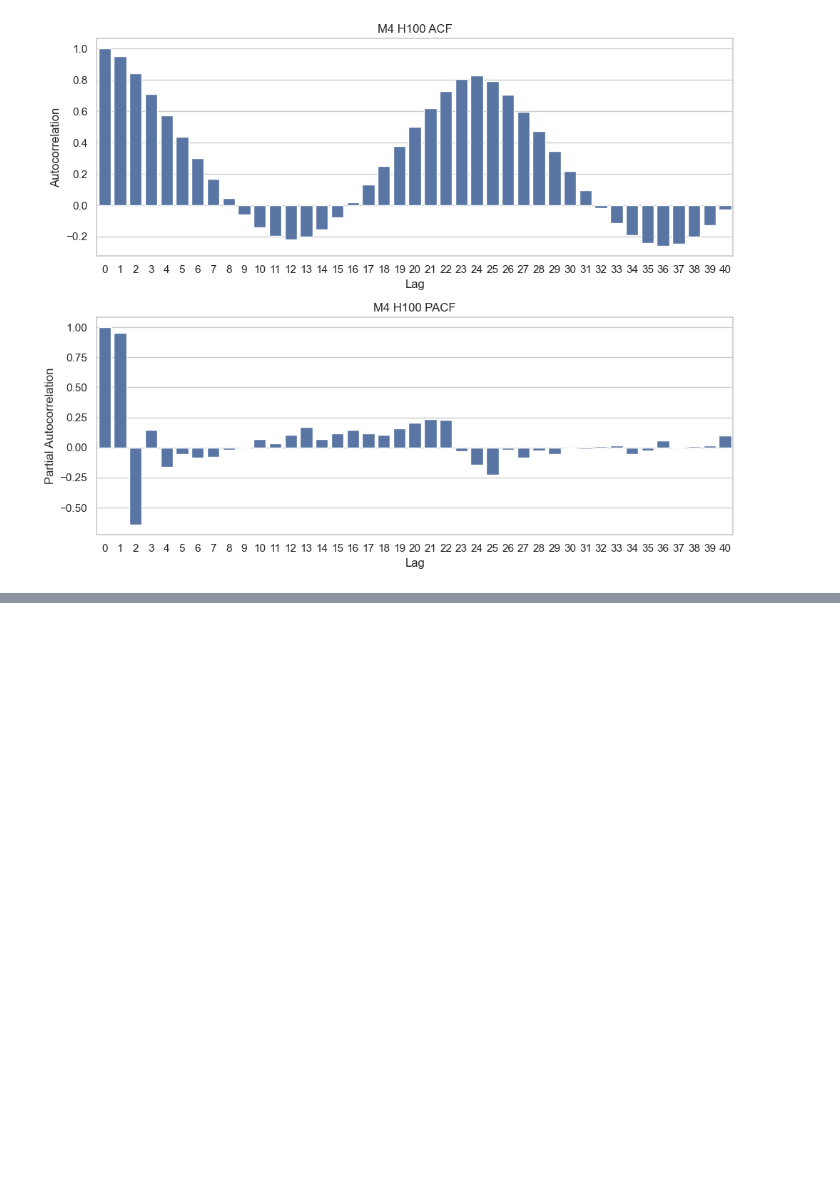
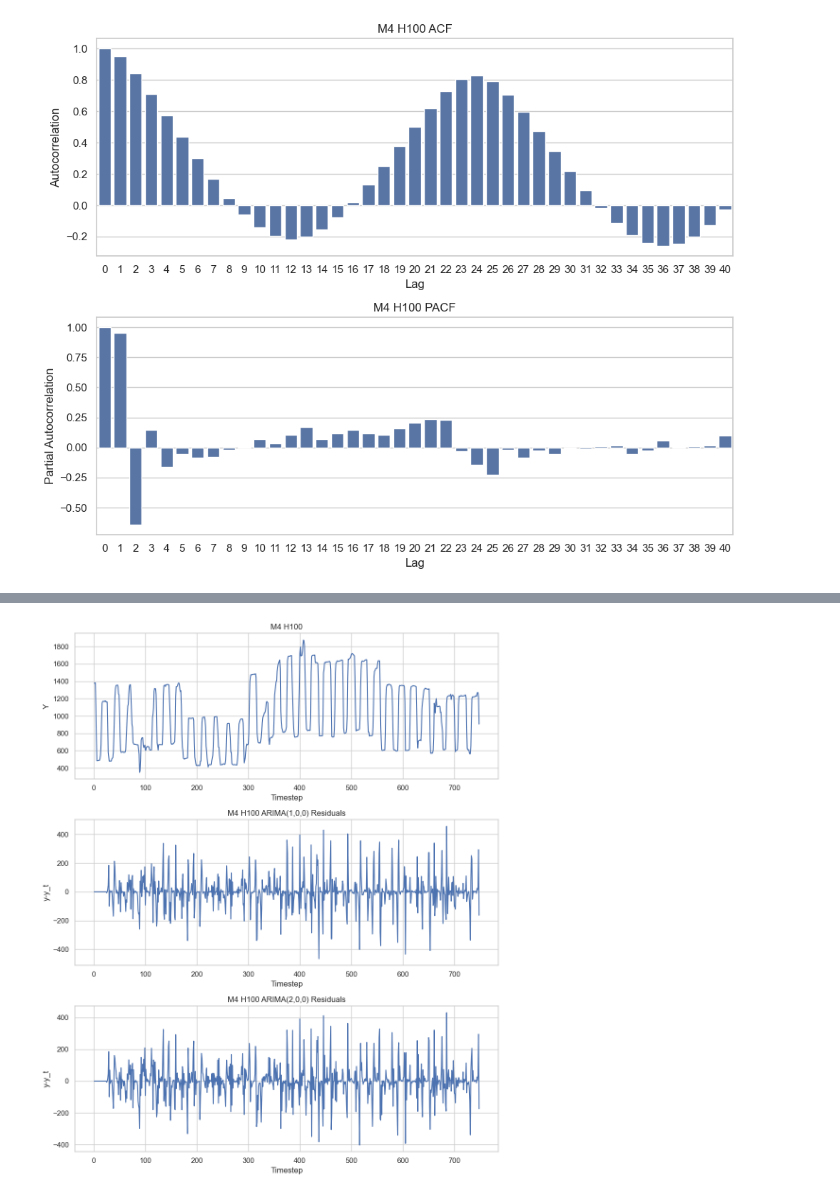
Before and after one commit to cal-yen/fpp3, a Jupyter notebook: chapter_9.ipynb, the cells around one changed output, grey strips where cells are left out. Saved outputs shown, nothing was run; the diff lists cells and outputs as text; code cells hidden in the pictures; blank space fills up the shorter version.

```diff
--- a/chapter_9.ipynb
+++ b/chapter_9.ipynb
@@ -182,0 +196,6 @@ look-up table. The actual p-value is larger than the p-value returned.
+# %%
+ar1 = ARIMA(ds['y_season_diff_1st_diff'].reset_index(drop=True), order=(1,0,0))
+results = ar1.fit()
+print(results.summary())
+
+ar1_resid = results.resid.fillna(0)
@@ -182,0 +220,6 @@ look-up table. The actual p-value is larger than the p-value returned.
+# %%
+ar2 = ARIMA(ds['y_season_diff_1st_diff'].reset_index(drop=True), order=(2,0,0))
+results = ar2.fit()
+print(results.summary())
+
+ar2_resid = results.resid.fillna(0)
@@ -182,0 +244,22 @@ look-up table. The actual p-value is larger than the p-value returned.
+# %%
+fig, axs = plt.subplots(3, 1, figsize=(10, 12))
+
+sns.lineplot(ax=axs[0], x=ds['ds'], y=ds['y'])
+axs[0].set_title('M4 H100')
+axs[0].set_ylabel('Y')
+axs[0].set_xlabel('Timestep')
+
+sns.lineplot(ax=axs[1], x=ds['ds'].reset_index(drop=True), y=ar1_resid)
+axs[1].set_title('M4 H100 ARIMA(1,0,0) Residuals')
+axs[1].set_ylabel('y-y_t')
+axs[1].set_xlabel('Timestep')
+
+sns.lineplot(ax=axs[2], x=ds['ds'].reset_index(drop=True), y=ar2_resid)
+axs[2].set_title('M4 H100 ARIMA(2,0,0) Residuals')
+axs[2].set_ylabel('y-y_t')
+axs[2].set_xlabel('Timestep')
+
+plt.tight_layout()
+plt.show()
+# %% [output]
+[figure, added]
```
Also changed, not shown: parts of 8 cells of this notebook.
